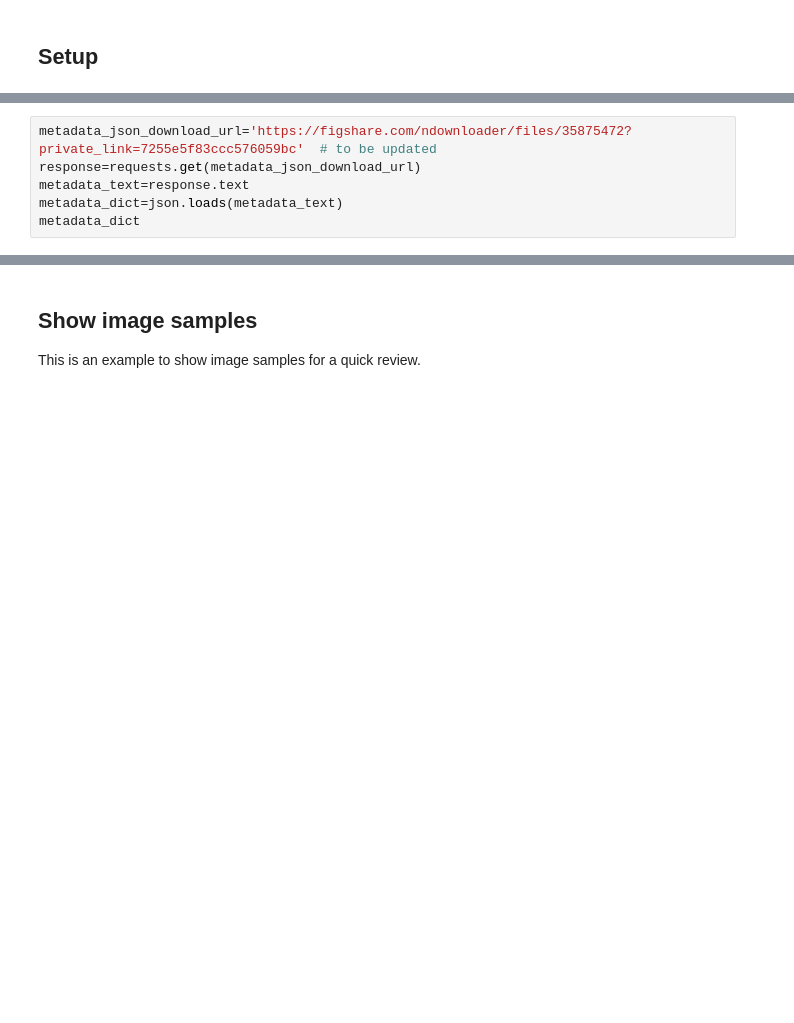
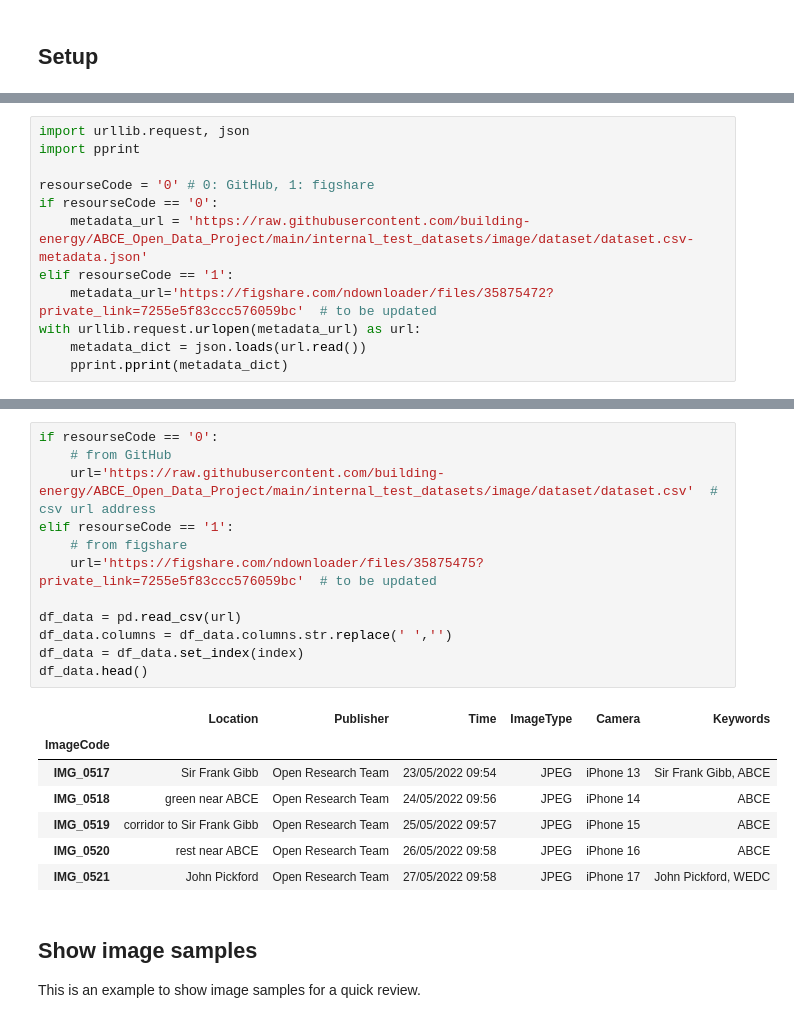
Before and after one commit to building-energy/ABCE_Open_Data_Project, a Jupyter notebook: internal_test_datasets/image/examples_of_reusage_images.ipynb, the cells around one changed output, grey strips where cells are left out. Saved outputs shown, nothing was run; the diff lists cells and outputs as text; blank space fills up the shorter version.

```diff
--- a/internal_test_datasets/image/examples_of_reusage_images.ipynb
+++ b/internal_test_datasets/image/examples_of_reusage_images.ipynb
@@ -38,8 +22,14 @@ The CSV data is in CSV on the Web (CSVW) format and so there is an additional ac
 # %%
-metadata_json_download_url='https://figshare.com/ndownloader/files/35875472?private_link=7255e5f83ccc576059bc'  # to be updated
-response=requests.get(metadata_json_download_url)
-metadata_text=response.text
-metadata_dict=json.loads(metadata_text)
-metadata_dict
+import urllib.request, json
+import pprint
+
+resourseCode = '0' # 0: GitHub, 1: figshare
+if resourseCode == '0':
+    metadata_url = 'https://raw.githubusercontent.com/building-energy/ABCE_Open_Data_Project/main/internal_test_datasets/image/dataset/dataset.csv-metadata.json'
+elif resourseCode == '1':
+    metadata_url='https://figshare.com/ndownloader/files/35875472?private_link=7255e5f83ccc576059bc'  # to be updated
+with urllib.request.urlopen(metadata_url) as url:
+    metadata_dict = json.loads(url.read())
+    pprint.pprint(metadata_dict)
 # %% [output]
 {'@context': ['http://www.w3.org/ns/csvw', {'@language': 'en'}],
@@ -83,3 +80,23 @@ df.head()
+# %%
+if resourseCode == '0':
+    # from GitHub
+    url='https://raw.githubusercontent.com/building-energy/ABCE_Open_Data_Project/main/internal_test_datasets/image/dataset/dataset.csv'  # csv url address
+elif resourseCode == '1':
+    # from figshare
+    url='https://figshare.com/ndownloader/files/35875475?private_link=7255e5f83ccc576059bc'  # to be updated
+
+df_data = pd.read_csv(url)
+df_data.columns = df_data.columns.str.replace(' ','')
+df_data = df_data.set_index(index)
+df_data.head()
+# %% [output]
+|  | Location | Publisher | Time | ImageType | Camera | Keywords |
+| ImageCode |  |  |  |  |  |  |
+| IMG_0517 | Sir Frank Gibb | Open Research Team | 23/05/2022 09:54 | JPEG | iPhone 13 | Sir Frank Gibb, ABCE |
+| IMG_0518 | green near ABCE | Open Research Team | 24/05/2022 09:56 | JPEG | iPhone 14 | ABCE |
+| IMG_0519 | corridor to Sir Frank Gibb | Open Research Team | 25/05/2022 09:57 | JPEG | iPhone 15 | ABCE |
+| IMG_0520 | rest near ABCE | Open Research Team | 26/05/2022 09:58 | JPEG | iPhone 16 | ABCE |
+| IMG_0521 | John Pickford | Open Research Team | 27/05/2022 09:58 | JPEG | iPhone 17 | John Pickford, WEDC |
 # %% [markdown]
 ## Show image samples
 
```
Also changed, not shown: parts of 11 cells of this notebook, 1 other file.
